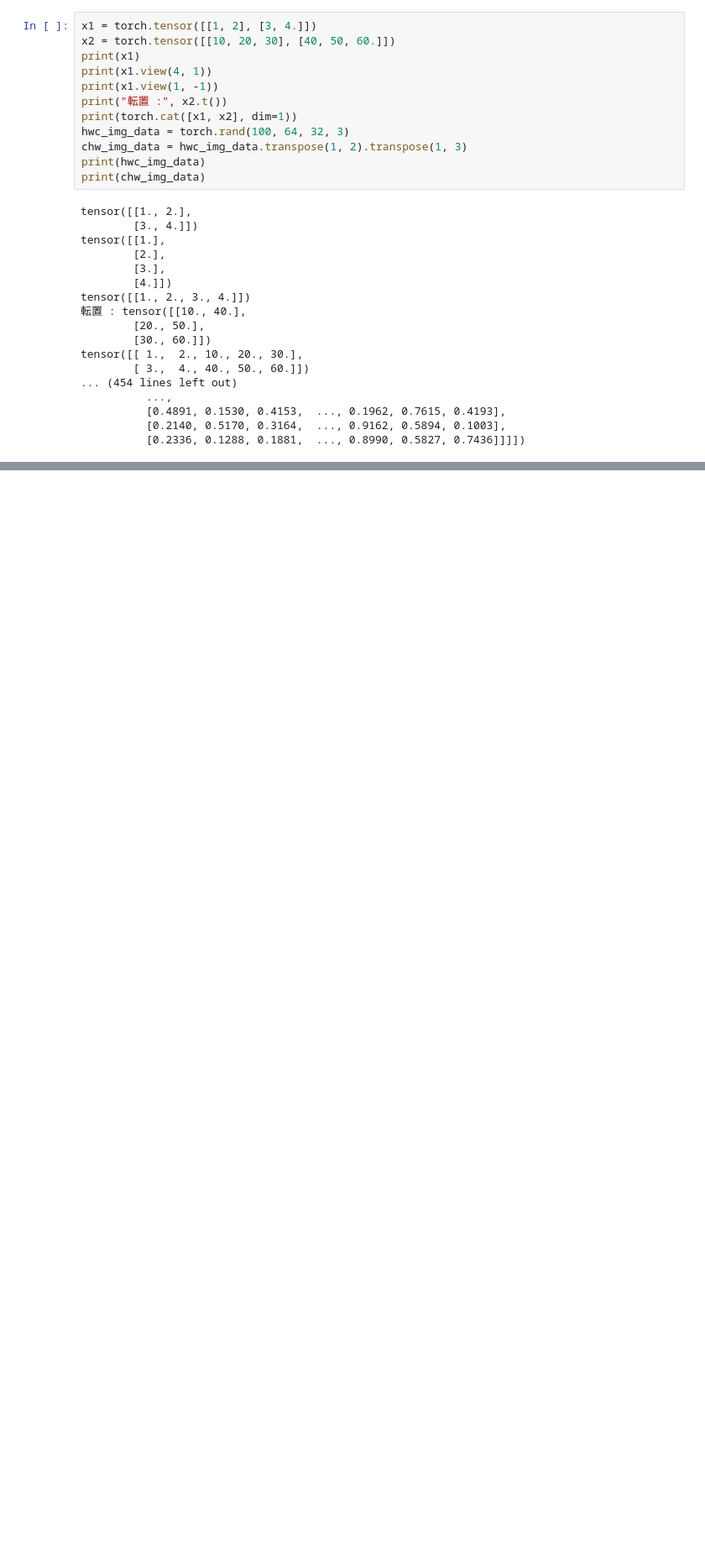
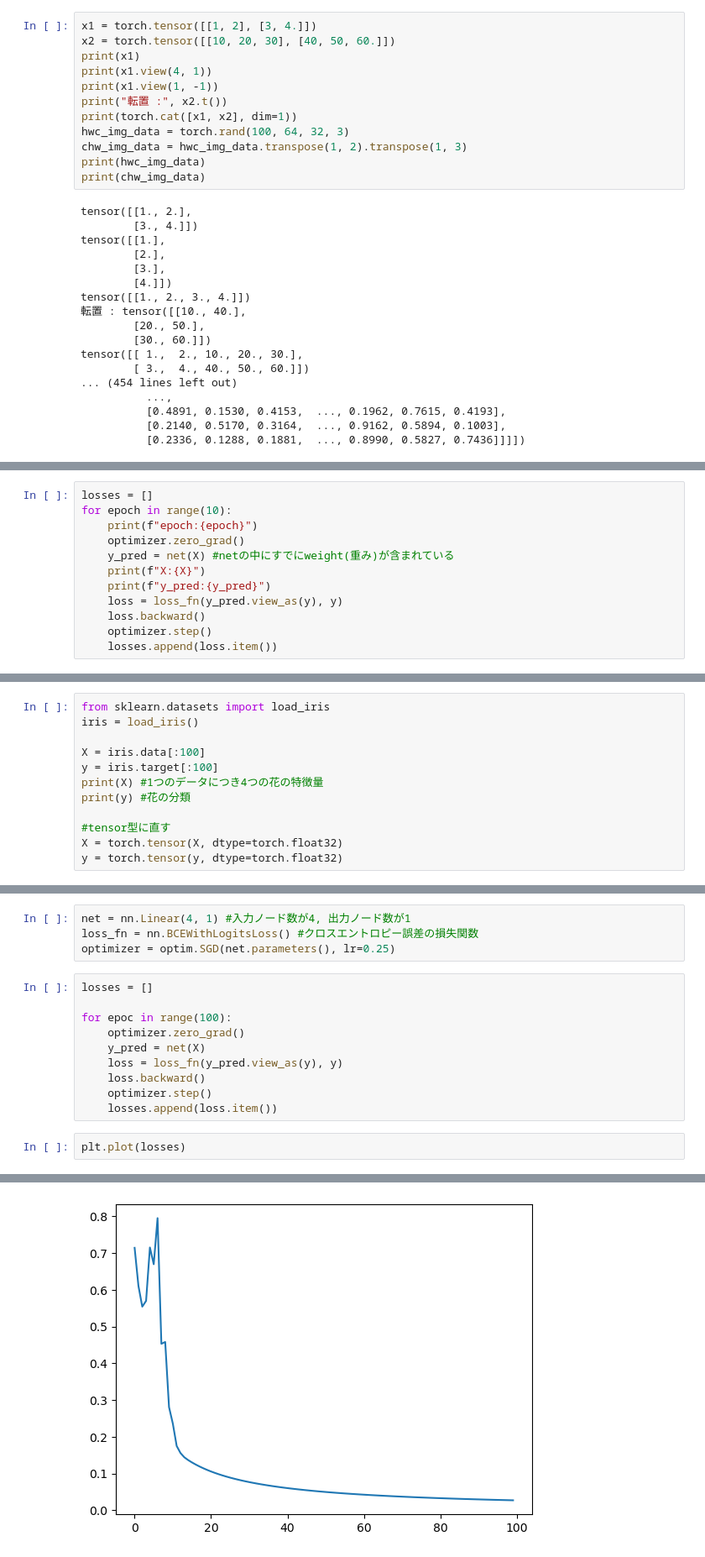
Before and after one commit to toitataiyo/learn_pytorch, a Jupyter notebook: learn_pytorch.ipynb, the cells around one changed output, grey strips where cells are left out. Shown at 84% size. Saved outputs shown, nothing was run; the diff lists cells and outputs as text; blank space fills up the shorter version.

```diff
--- a/learn_pytorch.ipynb
+++ b/learn_pytorch.ipynb
@@ -213,0 +416,12 @@ tensor([[ 1.,  2., 10., 20., 30.],
+# %%
+losses = []
+for epoch in range(10):
+    print(f"epoch:{epoch}")
+    optimizer.zero_grad()
+    y_pred = net(X) #netの中にすでにweight(重み)が含まれている
+    print(f"X:{X}")
+    print(f"y_pred:{y_pred}")
+    loss = loss_fn(y_pred.view_as(y), y)
+    loss.backward()
+    optimizer.step()
+    losses.append(loss.item())
@@ -213,0 +453,12 @@ tensor([[ 1.,  2., 10., 20., 30.],
+# %%
+from sklearn.datasets import load_iris
+iris = load_iris()
+
+X = iris.data[:100]
+y = iris.target[:100]
+print(X) #1つのデータにつき4つの花の特徴量
+print(y) #花の分類
+
+#tensor型に直す
+X = torch.tensor(X, dtype=torch.float32)
+y = torch.tensor(y, dtype=torch.float32)
@@ -213,0 +483,17 @@ tensor([[ 1.,  2., 10., 20., 30.],
+# %%
+net = nn.Linear(4, 1) #入力ノード数が4, 出力ノード数が1
+loss_fn = nn.BCEWithLogitsLoss() #クロスエントロピー誤差の損失関数
+optimizer = optim.SGD(net.parameters(), lr=0.25)
+# %%
+losses = []
+
+for epoc in range(100):
+    optimizer.zero_grad()
+    y_pred = net(X)
+    loss = loss_fn(y_pred.view_as(y), y)
+    loss.backward()
+    optimizer.step()
+    losses.append(loss.item())
+# %%
+plt.plot(losses)
+# %% [output]
@@ -213,0 +501 @@ tensor([[ 1.,  2., 10., 20., 30.],
+[figure, added]
```
Also changed, not shown: parts of 27 cells of this notebook.
